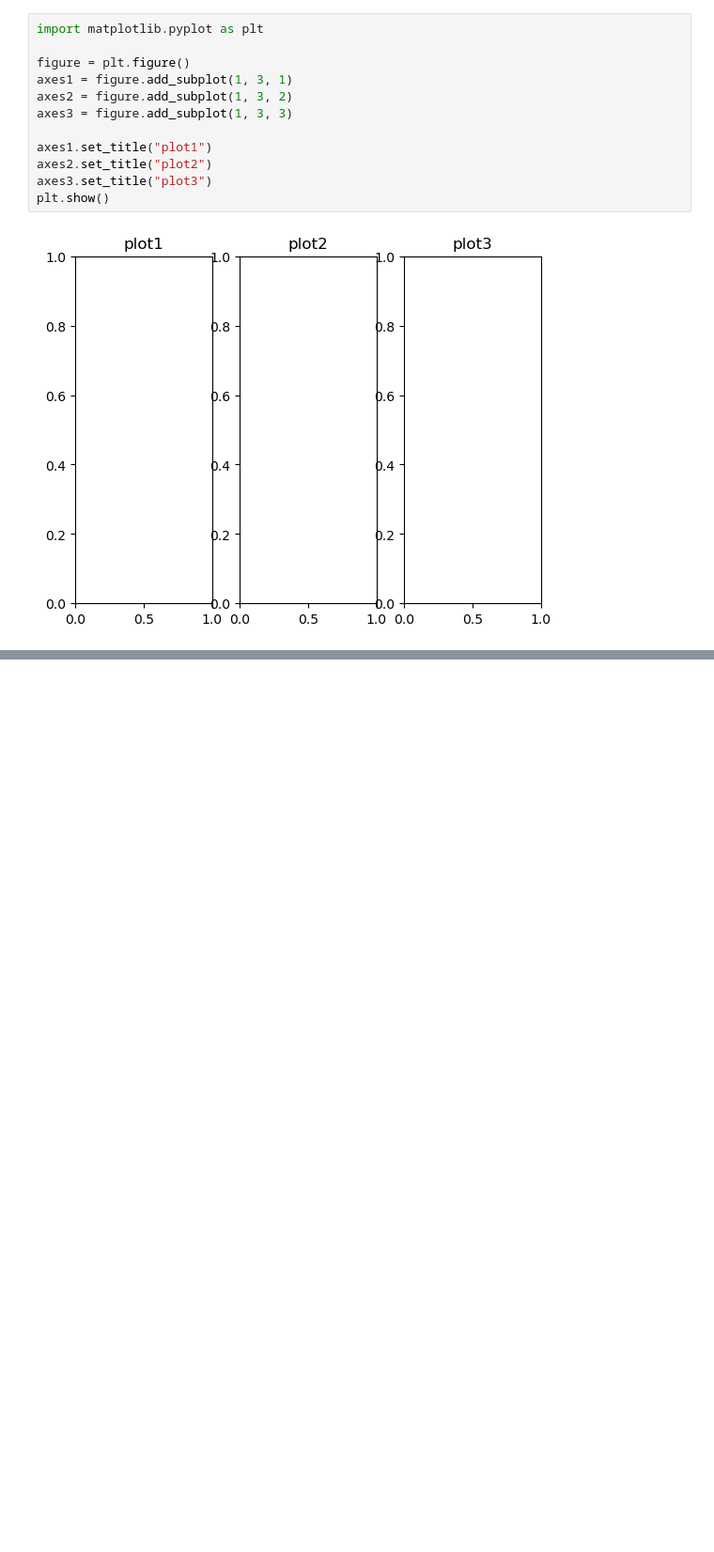
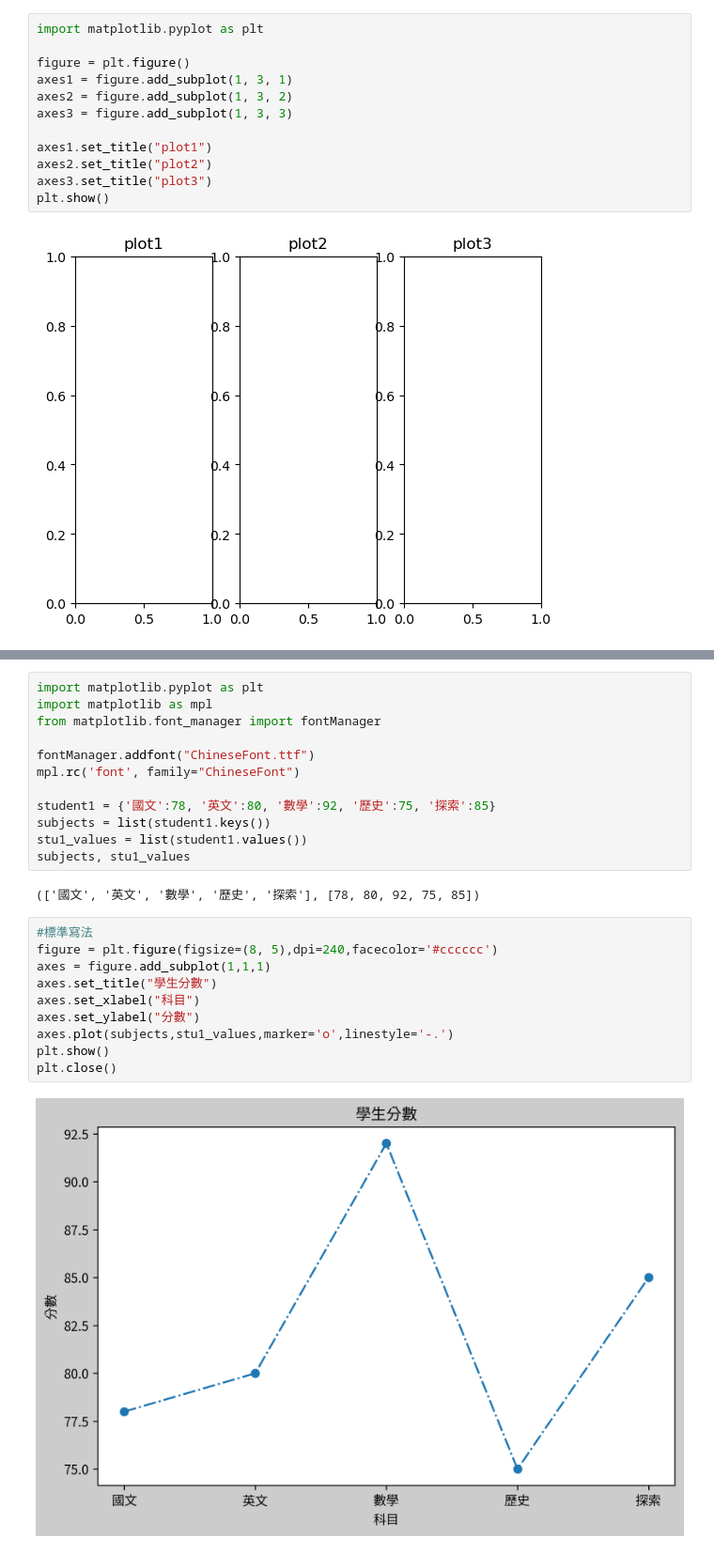
Before and after one commit to smill32076/python_tina, a Jupyter notebook: lesson13/lesson13_1.ipynb, the cells around one changed output, grey strips where cells are left out. Shown at 94% size. Cells and saved outputs as stored; diff of their text form; blank space fills up the shorter version.

```diff
--- a/lesson13/lesson13_1.ipynb
+++ b/lesson13/lesson13_1.ipynb
@@ -44,0 +97,26 @@ plt.show()
+# %%
+import matplotlib.pyplot as plt
+import matplotlib as mpl
+from matplotlib.font_manager import fontManager
+
+fontManager.addfont("ChineseFont.ttf")
+mpl.rc('font', family="ChineseFont")
+
+student1 = {'國文':78, '英文':80, '數學':92, '歷史':75, '探索':85}
+subjects = list(student1.keys())
+stu1_values = list(student1.values())
+subjects, stu1_values
+# %% [output]
+(['國文', '英文', '數學', '歷史', '探索'], [78, 80, 92, 75, 85])
+# %%
+#標準寫法
+figure = plt.figure(figsize=(8, 5),dpi=240,facecolor='#cccccc')
+axes = figure.add_subplot(1,1,1)
+axes.set_title("學生分數")
+axes.set_xlabel("科目")
+axes.set_ylabel("分數")
+axes.plot(subjects,stu1_values,marker='o',linestyle='-.')
+plt.show()
+plt.close()
+# %% [output]
+[figure, added]
```
Also changed, not shown: parts of 4 cells of this notebook, 1 other file.
